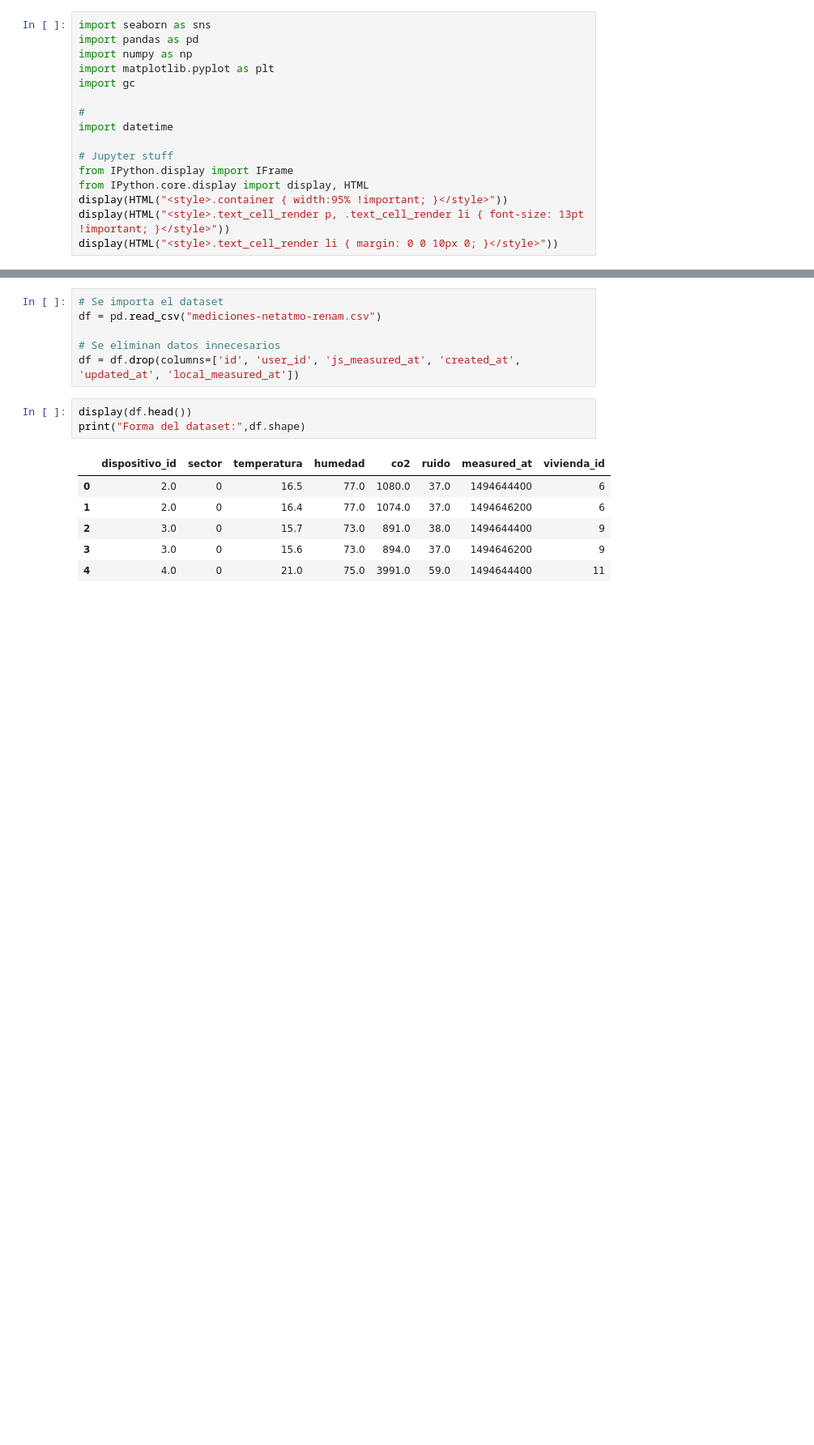
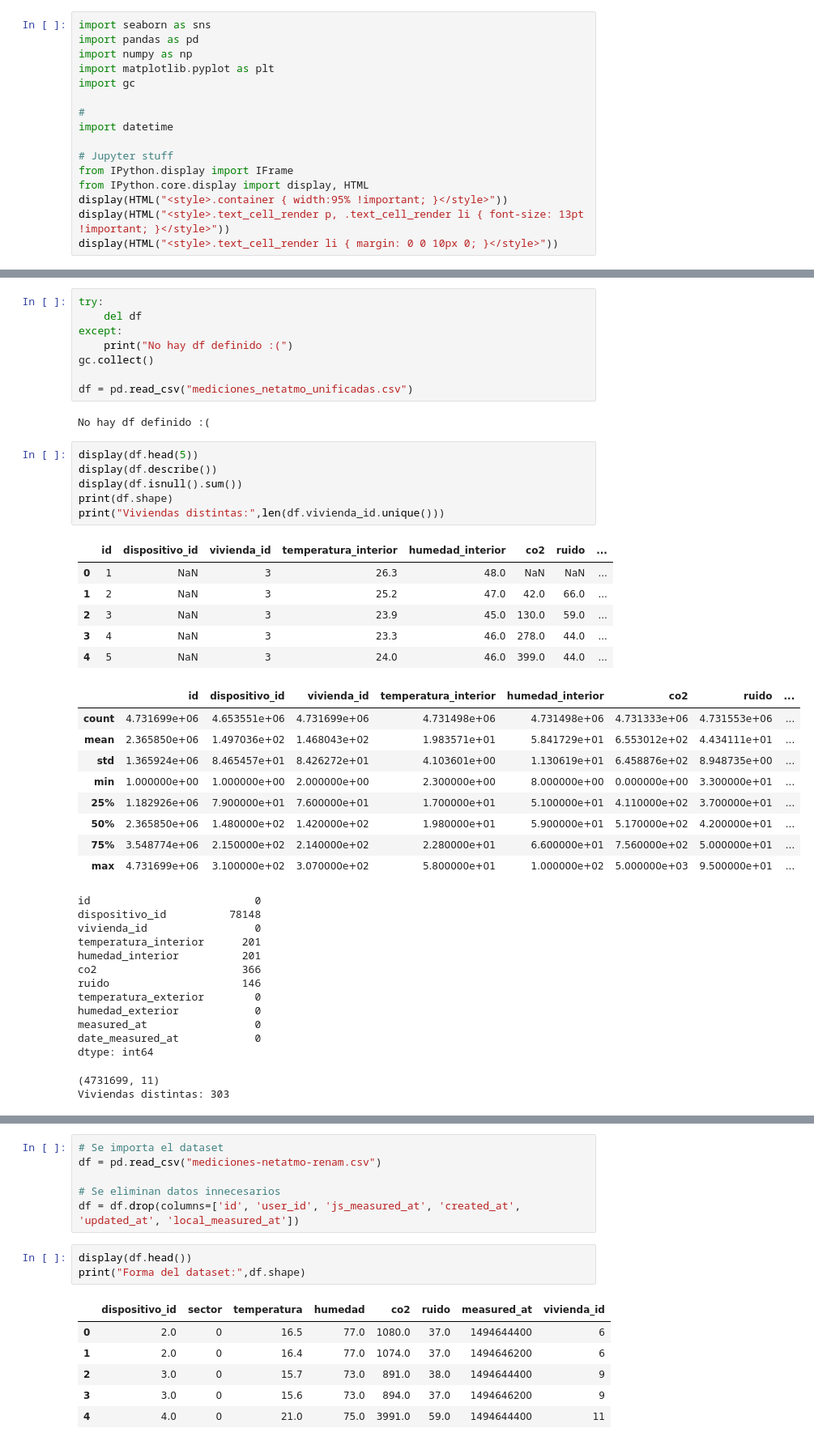
Before and after one commit to fco96/memoria, a Jupyter notebook: Memoria Francisco Olivares.ipynb, the cells around one changed output, grey strips where cells are left out. Shown at 81% size. Drawn from its saved outputs; the diff is of its cells as text; blank space fills up the shorter version.

```diff
--- a/Memoria Francisco Olivares.ipynb
+++ b/Memoria Francisco Olivares.ipynb
@@ -26,0 +32,46 @@ print(df.shape)
+# %%
+try:
+    del df
+except:
+    print("No hay df definido :(")
+gc.collect()
+
+df = pd.read_csv("mediciones_netatmo_unificadas.csv")
+# %% [output]
+No hay df definido :(
+# %%
+display(df.head(5))
+display(df.describe())
+display(df.isnull().sum())
+print(df.shape)
+print("Viviendas distintas:",len(df.vivienda_id.unique()))
+# %% [output]
+|  | id | dispositivo_id | vivienda_id | temperatura_interior | humedad_interior | co2 | ruido | ... |
+| 0 | 1 | NaN | 3 | 26.3 | 48.0 | NaN | NaN | ... |
+| 1 | 2 | NaN | 3 | 25.2 | 47.0 | 42.0 | 66.0 | ... |
+| 2 | 3 | NaN | 3 | 23.9 | 45.0 | 130.0 | 59.0 | ... |
+| 3 | 4 | NaN | 3 | 23.3 | 46.0 | 278.0 | 44.0 | ... |
+| 4 | 5 | NaN | 3 | 24.0 | 46.0 | 399.0 | 44.0 | ... |
+|  | id | dispositivo_id | vivienda_id | temperatura_interior | humedad_interior | co2 | ruido | ... |
+| count | 4.731699e+06 | 4.653551e+06 | 4.731699e+06 | 4.731498e+06 | 4.731498e+06 | 4.731333e+06 | 4.731553e+06 | ... |
+| mean | 2.365850e+06 | 1.497036e+02 | 1.468043e+02 | 1.983571e+01 | 5.841729e+01 | 6.553012e+02 | 4.434111e+01 | ... |
+| std | 1.365924e+06 | 8.465457e+01 | 8.426272e+01 | 4.103601e+00 | 1.130619e+01 | 6.458876e+02 | 8.948735e+00 | ... |
+| min | 1.000000e+00 | 1.000000e+00 | 2.000000e+00 | 2.300000e+00 | 8.000000e+00 | 0.000000e+00 | 3.300000e+01 | ... |
+| 25% | 1.182926e+06 | 7.900000e+01 | 7.600000e+01 | 1.700000e+01 | 5.100000e+01 | 4.110000e+02 | 3.700000e+01 | ... |
+| 50% | 2.365850e+06 | 1.480000e+02 | 1.420000e+02 | 1.980000e+01 | 5.900000e+01 | 5.170000e+02 | 4.200000e+01 | ... |
+| 75% | 3.548774e+06 | 2.150000e+02 | 2.140000e+02 | 2.280000e+01 | 6.600000e+01 | 7.560000e+02 | 5.000000e+01 | ... |
+| max | 4.731699e+06 | 3.100000e+02 | 3.070000e+02 | 5.800000e+01 | 1.000000e+02 | 5.000000e+03 | 9.500000e+01 | ... |
+id                          0
+dispositivo_id          78148
+vivienda_id                 0
+temperatura_interior      201
+humedad_interior          201
+co2                       366
+ruido                     146
+temperatura_exterior        0
+humedad_exterior            0
+measured_at                 0
+date_measured_at            0
+dtype: int64
+(4731699, 11)
+Viviendas distintas: 303
```
Also changed, not shown: parts of 5 cells of this notebook, 2 other files.
